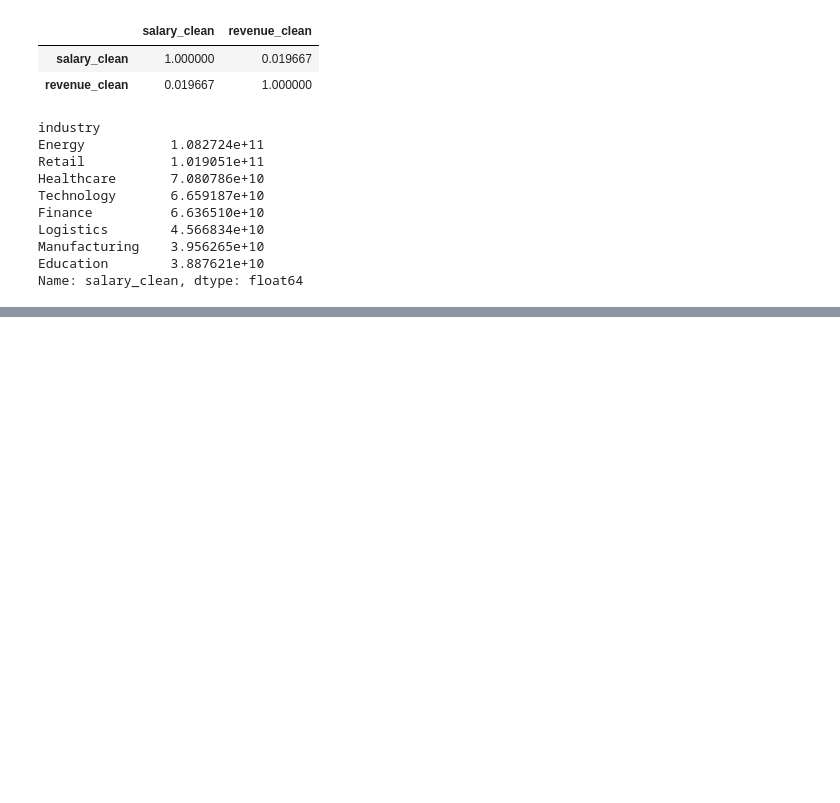
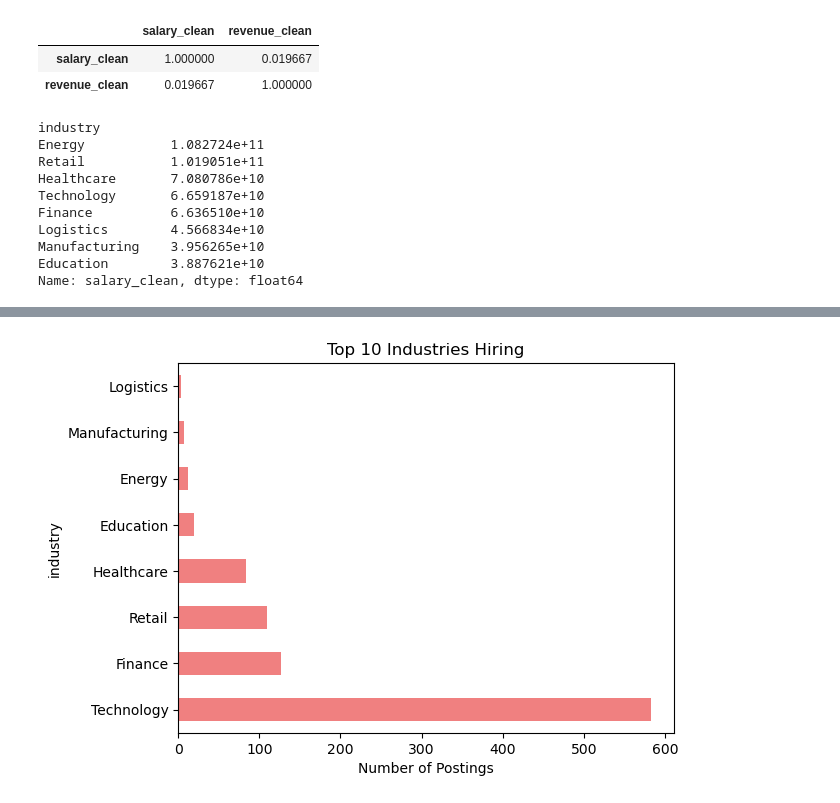
Before and after one commit to Lenmbugua/Analytics-Practice-Datasets, a Jupyter notebook: Data science Jobs.ipynb, the cells around one changed output, grey strips where cells are left out. Saved outputs shown, nothing was run; the diff lists cells and outputs as text; code cells hidden in the pictures; blank space fills up the shorter version.

```diff
--- a/Data science Jobs.ipynb
+++ b/Data science Jobs.ipynb
@@ -540,0 +558,8 @@ Name: salary_clean, dtype: float64
+# %%
+#Industries hiring the most
+df['industry'].value_counts().head(10).plot(kind='barh', color='lightcoral')
+plt.title("Top 10 Industries Hiring")
+plt.xlabel("Number of Postings")
+plt.show()
+# %% [output]
+[figure, added]
```
Also changed, not shown: parts of 4 cells of this notebook.
